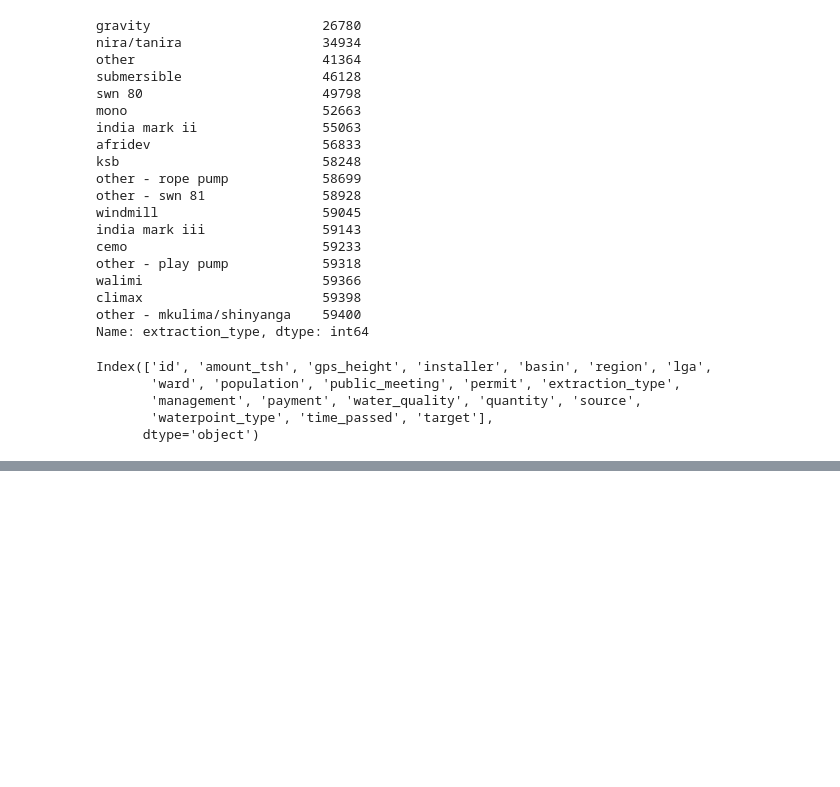
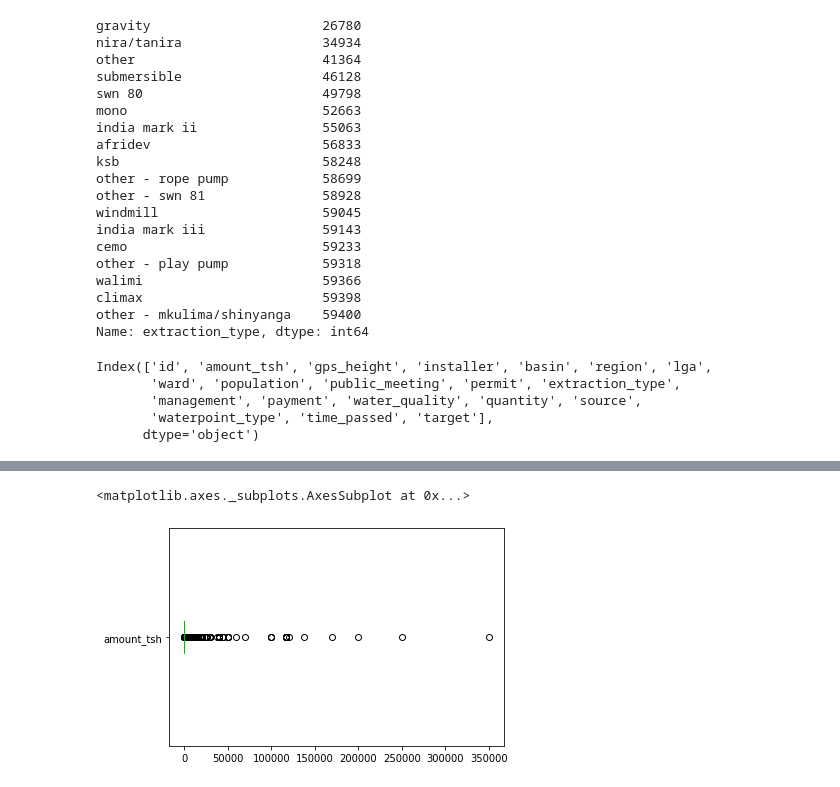
Before and after one commit to jmillerbrooks/mod_3_project, a Jupyter notebook: notebooks/1.0-JMB-initial_EDA.ipynb, the cells around one changed output, grey strips where cells are left out. Saved outputs shown, nothing was run; the diff lists cells and outputs as text; code cells hidden in the pictures; blank space fills up the shorter version.

```diff
--- a/notebooks/1.0-JMB-initial_EDA.ipynb
+++ b/notebooks/1.0-JMB-initial_EDA.ipynb
@@ -105,0 +106,7 @@ df.gps_height.hist()
+# %%
+# amount tsh (total static head -- amount water available to waterpoint)
+# couple huge outliers here
+df.amount_tsh.plot.box(vert=False)
+# %% [output]
+<matplotlib.axes._subplots.AxesSubplot at 0x...>
+[figure, added]
```
Also changed, not shown: parts of 9 cells of this notebook.
